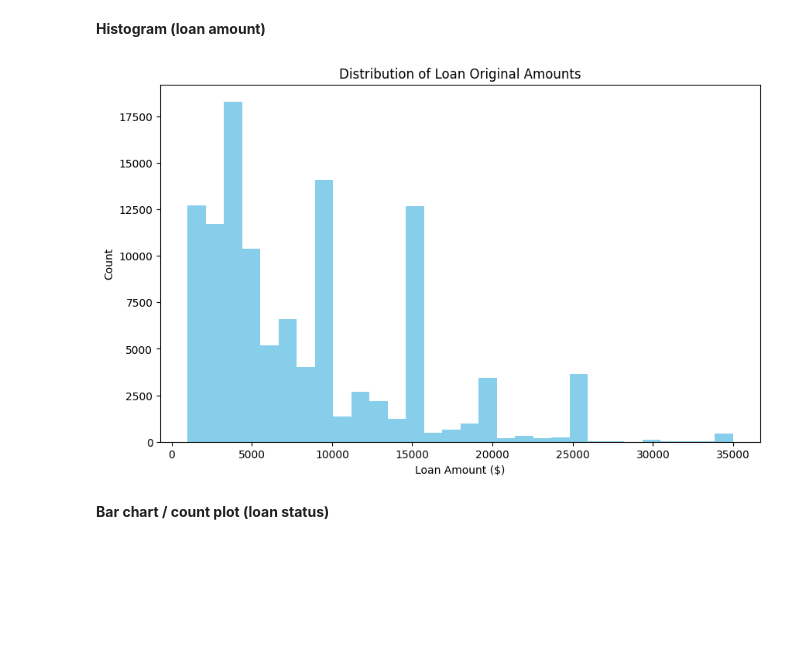
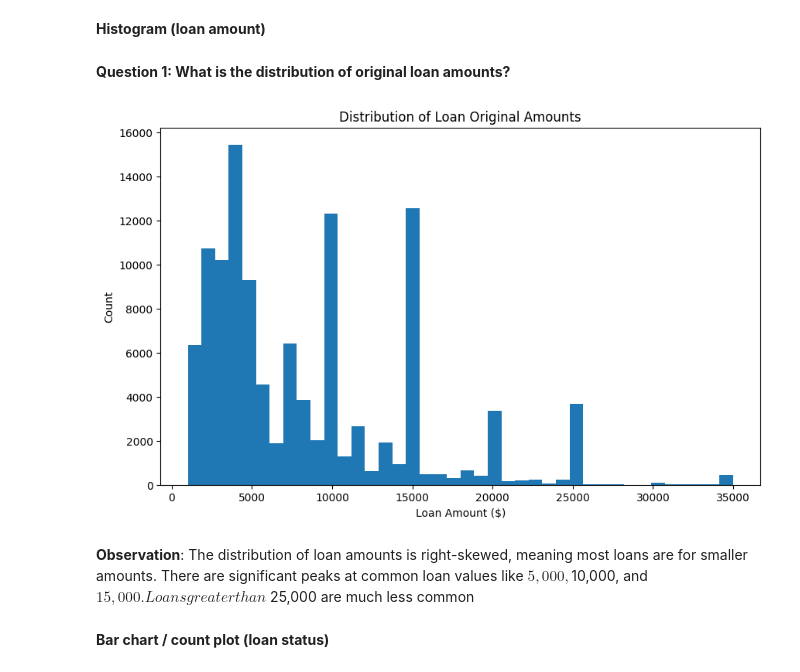
Before and after one commit to kidais-lab/Mad-Libs-Generator, a Jupyter notebook: Project3_Data_Visualization.ipynb, the cells around one changed output. Saved outputs shown, nothing was run; the diff lists cells and outputs as text; code cells hidden in the pictures; blank space fills up the shorter version.

```diff
--- a/Project3_Data_Visualization.ipynb
+++ b/Project3_Data_Visualization.ipynb
@@ -32,7 +32,7 @@ import matplotlib.pyplot as plt
 import seaborn as sns
 # %%
 # LOAD DATA
-df = pd.read_csv('prosperLoanData.csv')
+df = pd.read_csv('/content/prosperLoanData.csv', on_bad_lines='skip')
 # %%
 # OVERVIEW
 print(df.shape)
@@ -68,6 +67,3 @@ columns = [
-# %%
-df = df[columns]
 # %%
-# CLEAN UP: drop missing rows in key columns
-df.dropna(subset=['BorrowerRate', 'LoanOriginalAmount'], inplace=True)
-print(df.info())
+# Remove rows with missing values in key categorical columns
+df_clean.dropna(subset=['ProsperRating (Alpha)', 'EmploymentStatus'], inplace=True)
@@ -93,16 +82,23 @@ None
 # **UNIVARIATE EXPLORATION**
 # %% [markdown]
 **Histogram (loan amount)**
+# %% [markdown]
+**Question 1: What is the distribution of original loan amounts?**
 # %%
 # HISTOGRAM: Loan Original Amount
 plt.figure(figsize=(10,6))
-plt.hist(df['LoanOriginalAmount'], bins=30, color='skyblue')
+plt.hist(df['LoanOriginalAmount'], bins=40)
 plt.title('Distribution of Loan Original Amounts')
 plt.xlabel('Loan Amount ($)')
 plt.ylabel('Count')
 plt.show()
 # %% [output]
-[figure, old version]
+[figure, new version]
+# %% [markdown]
+**Observation**:
+The distribution of loan amounts is right-skewed, meaning most loans are for smaller amounts.
+There are significant peaks at common loan values like $5,000, $10,000, and $15,000.
+Loans greater than $25,000 are much less common
 # %% [markdown]
 **Bar chart / count plot (loan status)**
 # %%
```
Also changed, not shown: parts of 33 cells of this notebook.
